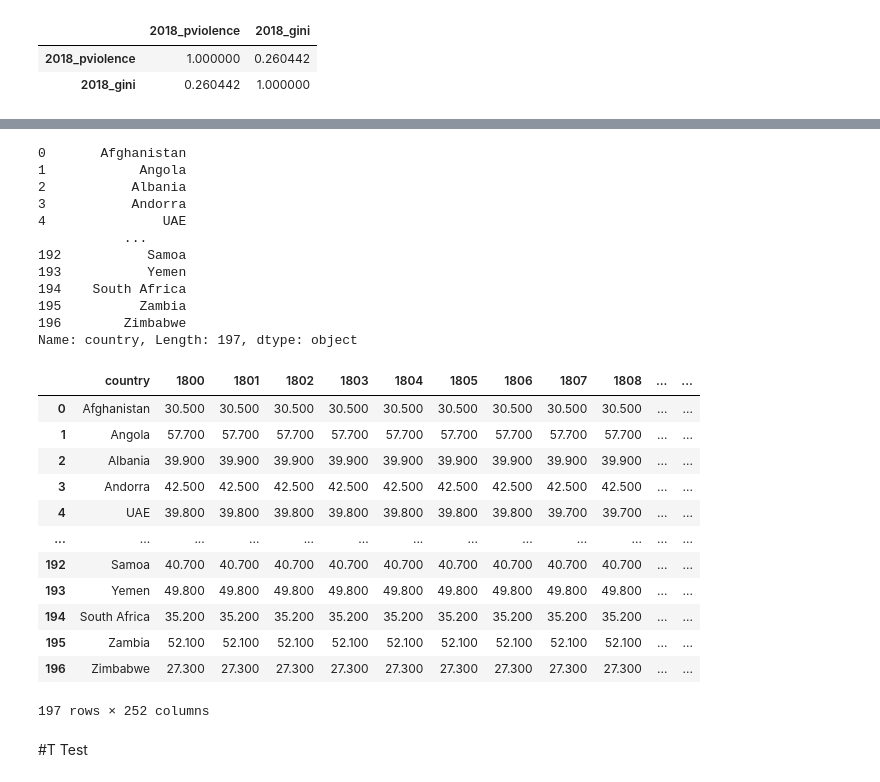
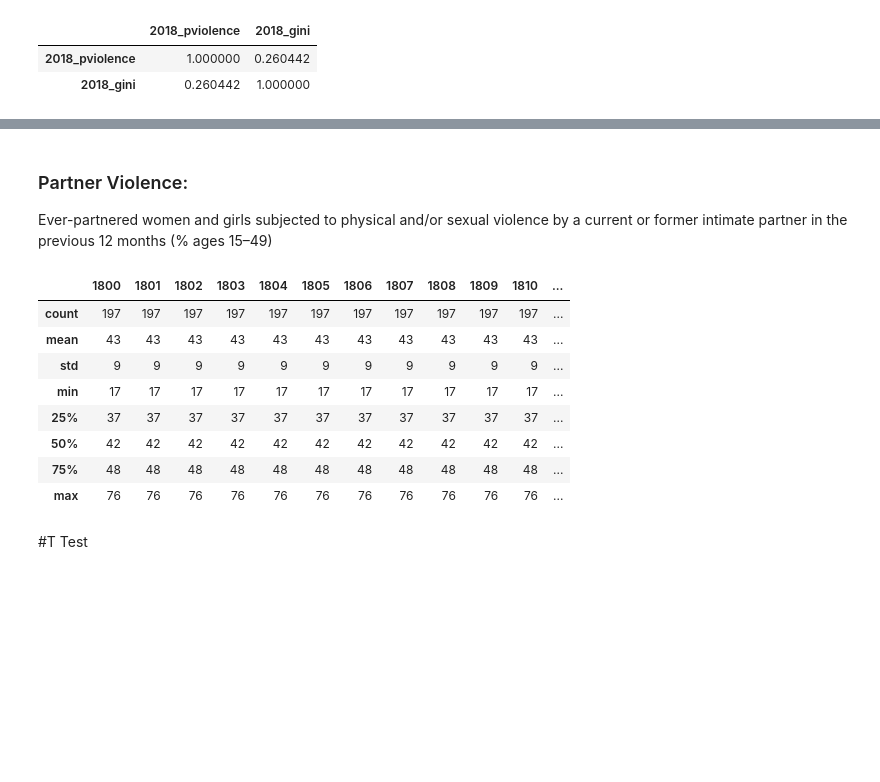
Before and after one commit to egildon/Data-and-Music, a Jupyter notebook: Porrege.ipynb, the cells around one changed output, grey strips where cells are left out. Cells and saved outputs as stored; diff of their text form; code cells hidden in the pictures; blank space fills up the shorter version.

```diff
--- a/Porrege.ipynb
+++ b/Porrege.ipynb
@@ -184,41 +208,23 @@ Name: country, Length: 166, dtype: object
+# %% [markdown]
+### Partner Violence:
+Ever-partnered women and girls subjected to physical and/or sexual violence by a current or former intimate partner in the previous 12 months (% ages 15–49)
+# %%
+# Set sane display perameters
+pd.set_option('display.float_format', lambda x: '%.3f' %x)
+gini_dfn.describe().style.format("{:,.0f}")
+# %% [output]
+|  | 1800 | 1801 | 1802 | 1803 | 1804 | 1805 | 1806 | 1807 | 1808 | 1809 | 1810 | ... |
+| count | 197 | 197 | 197 | 197 | 197 | 197 | 197 | 197 | 197 | 197 | 197 | ... |
+| mean | 43 | 43 | 43 | 43 | 43 | 43 | 43 | 43 | 43 | 43 | 43 | ... |
+| std | 9 | 9 | 9 | 9 | 9 | 9 | 9 | 9 | 9 | 9 | 9 | ... |
+| min | 17 | 17 | 17 | 17 | 17 | 17 | 17 | 17 | 17 | 17 | 17 | ... |
+| 25% | 37 | 37 | 37 | 37 | 37 | 37 | 37 | 37 | 37 | 37 | 37 | ... |
+| 50% | 42 | 42 | 42 | 42 | 42 | 42 | 42 | 42 | 42 | 42 | 42 | ... |
+| 75% | 48 | 48 | 48 | 48 | 48 | 48 | 48 | 48 | 48 | 48 | 48 | ... |
+| max | 76 | 76 | 76 | 76 | 76 | 76 | 76 | 76 | 76 | 76 | 76 | ... |
 # %%
 fig = px.scatter(new_df ,x = 'country', y=['2018_gini','2018_pviolence'])
 fig.show()
-# %%
-gini_dfn['country']
-# %% [output]
-0       Afghanistan
-1            Angola
-2           Albania
-3           Andorra
-4               UAE
-           ...
-192           Samoa
-193           Yemen
-194    South Africa
-195          Zambia
-196        Zimbabwe
-Name: country, Length: 197, dtype: object
-# %%
-
-gini_country_dfn = gini_dfn['country']
-#gini_dfni = gini_dfn.set_index('country') #Set the country index
-# gini_dfni
-gini_dfn
-# %% [output]
-|  | country | 1800 | 1801 | 1802 | 1803 | 1804 | 1805 | 1806 | 1807 | 1808 | ... | ... |
-| 0 | Afghanistan | 30.500 | 30.500 | 30.500 | 30.500 | 30.500 | 30.500 | 30.500 | 30.500 | 30.500 | ... | ... |
-| 1 | Angola | 57.700 | 57.700 | 57.700 | 57.700 | 57.700 | 57.700 | 57.700 | 57.700 | 57.700 | ... | ... |
-| 2 | Albania | 39.900 | 39.900 | 39.900 | 39.900 | 39.900 | 39.900 | 39.900 | 39.900 | 39.900 | ... | ... |
-| 3 | Andorra | 42.500 | 42.500 | 42.500 | 42.500 | 42.500 | 42.500 | 42.500 | 42.500 | 42.500 | ... | ... |
-| 4 | UAE | 39.800 | 39.800 | 39.800 | 39.800 | 39.800 | 39.800 | 39.800 | 39.700 | 39.700 | ... | ... |
-| ... | ... | ... | ... | ... | ... | ... | ... | ... | ... | ... | ... | ... |
-| 192 | Samoa | 40.700 | 40.700 | 40.700 | 40.700 | 40.700 | 40.700 | 40.700 | 40.700 | 40.700 | ... | ... |
-| 193 | Yemen | 49.800 | 49.800 | 49.800 | 49.800 | 49.800 | 49.800 | 49.800 | 49.800 | 49.800 | ... | ... |
-| 194 | South Africa | 35.200 | 35.200 | 35.200 | 35.200 | 35.200 | 35.200 | 35.200 | 35.200 | 35.200 | ... | ... |
-| 195 | Zambia | 52.100 | 52.100 | 52.100 | 52.100 | 52.100 | 52.100 | 52.100 | 52.100 | 52.100 | ... | ... |
-| 196 | Zimbabwe | 27.300 | 27.300 | 27.300 | 27.300 | 27.300 | 27.300 | 27.300 | 27.300 | 27.300 | ... | ... |
-197 rows × 252 columns
 # %%
 import scipy.stats as stats
 import numpy as np
```
Also changed, not shown: parts of 8 cells of this notebook.
